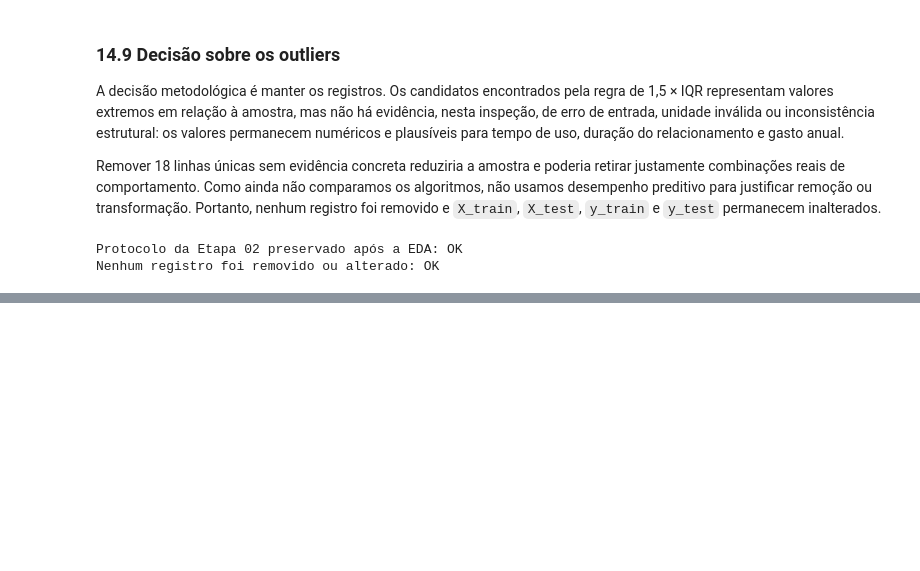
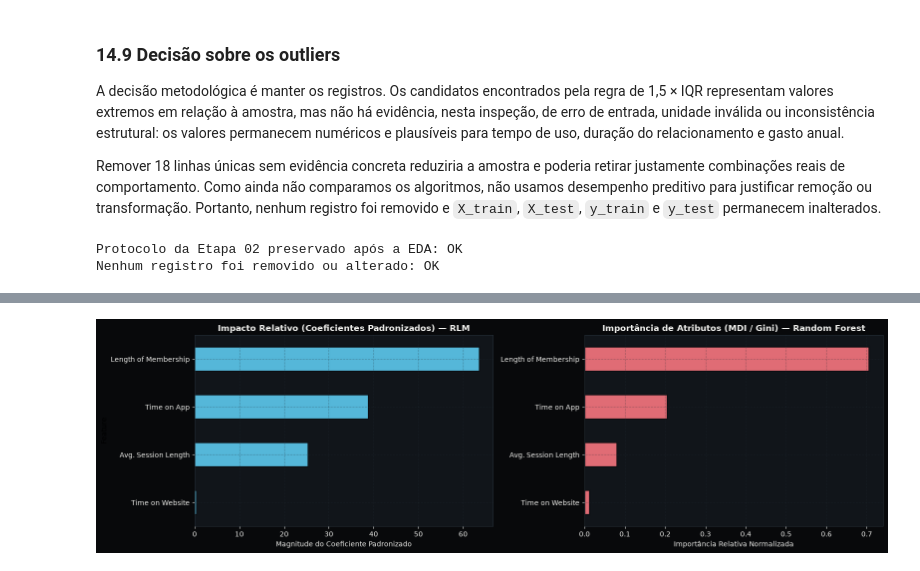
Before and after one commit to GabrielNito/desafio-do-oraculo-preditivo, a Jupyter notebook: notebooks/ecommerce_customers.ipynb, the cells around one changed output, grey strips where cells are left out. Cells and saved outputs as stored; diff of their text form; code cells hidden in the pictures; blank space fills up the shorter version.

```diff
--- a/notebooks/ecommerce_customers.ipynb
+++ b/notebooks/ecommerce_customers.ipynb
@@ -895,0 +1089,32 @@ print(
+# %%
+fig, axes = plt.subplots(1, 2, figsize=(16, 4.8))
+fig.patch.set_facecolor('#08090B')
+
+# Painel Esquerdo: Coeficientes Padronizados da RLM
+axes[0].set_facecolor('#11151A')
+coefs_plot = tabela_coeficientes.set_index('Feature')['Coeficiente Padronizado'].sort_values()
+coefs_plot.plot(kind='barh', ax=axes[0], color='#55B7D9', edgecolor='#08090B')
+axes[0].set_title('Impacto Relativo (Coeficientes Padronizados) — RLM', fontsize=12, fontweight='bold', color='#F1F1EE')
+axes[0].set_xlabel('Magnitude do Coeficiente Padronizado', color='#F1F1EE')
+axes[0].tick_params(colors='#F1F1EE')
+axes[0].grid(True, color='#27313A', linestyle=':', alpha=0.7)
+for spine in axes[0].spines.values():
+    spine.set_color('#27313A')
+
+# Painel Direito: Importância de Atributos do Random Forest (MDI)
+axes[1].set_facecolor('#11151A')
+rf_reg = modelos_pipelines['Random Forest Regressor'].named_steps['regressor']
+importancias_rf = pd.Series(rf_reg.feature_importances_, index=colunas_features).sort_values()
+importancias_rf.plot(kind='barh', ax=axes[1], color='#E06C75', edgecolor='#08090B')
+axes[1].set_title('Importância de Atributos (MDI / Gini) — Random Forest', fontsize=12, fontweight='bold', color='#F1F1EE')
+axes[1].set_xlabel('Importância Relativa Normalizada', color='#F1F1EE')
+axes[1].tick_params(colors='#F1F1EE')
+axes[1].grid(True, color='#27313A', linestyle=':', alpha=0.7)
+for spine in axes[1].spines.values():
+    spine.set_color('#27313A')
+
+fig.tight_layout()
+fig.savefig(diretorio_figuras / 'model-feature-importances.png', dpi=180, facecolor=fig.get_facecolor())
+plt.show()
+# %% [output]
+[figure, added]
```
Also changed, not shown: parts of 28 cells of this notebook, 5 other files.
